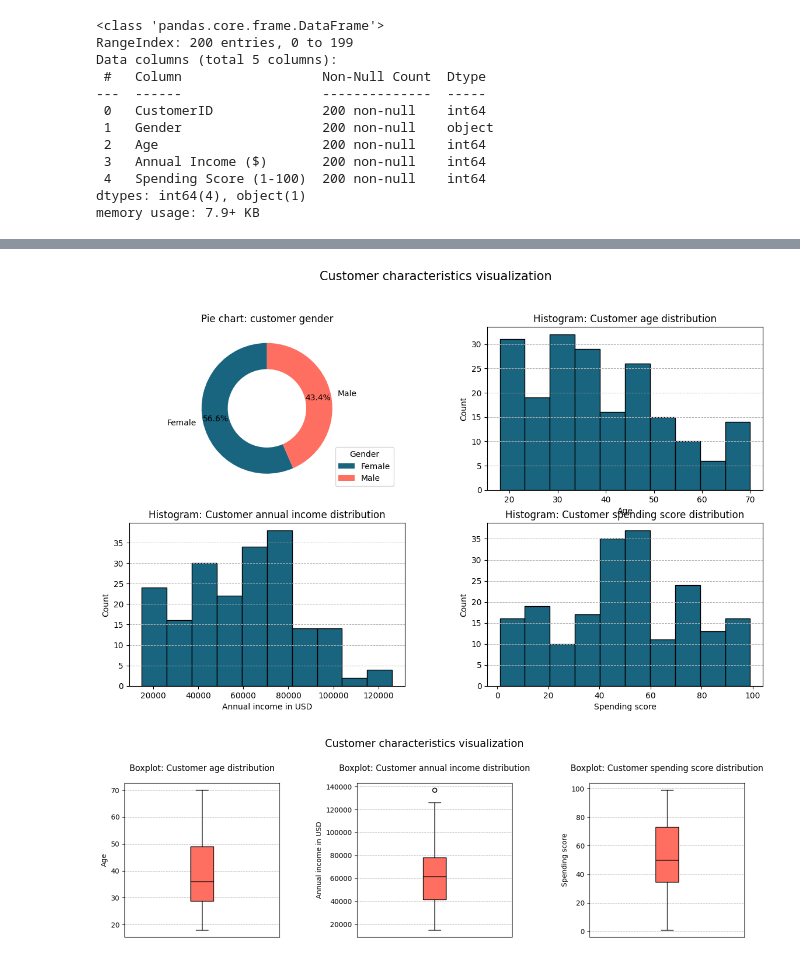
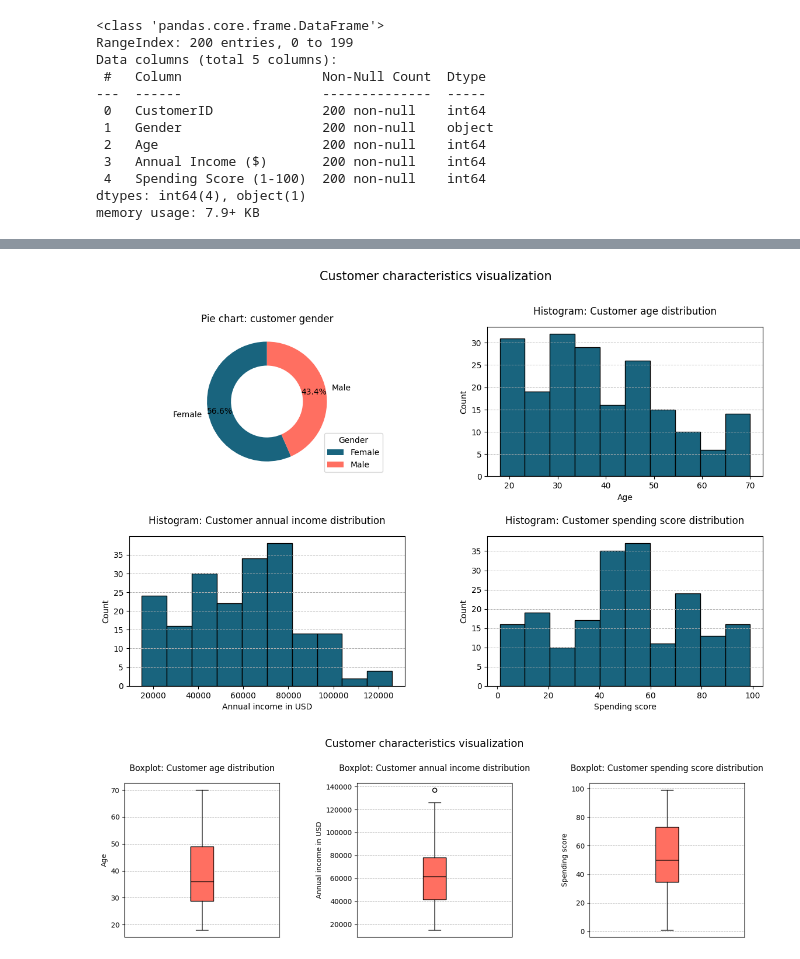
Before and after one commit to dalimvc/Clustering-and-Classification-Models, a Jupyter notebook: DS24-Clustering-b21dalmi.ipynb, the cells around one changed output, grey strips where cells are left out. Cells and saved outputs as stored; diff of their text form; code cells hidden in the pictures.

```diff
--- a/DS24-Clustering-b21dalmi.ipynb
+++ b/DS24-Clustering-b21dalmi.ipynb
@@ -86,38 +86,38 @@ from matplotlib import pyplot as plt
 
 fig, axs = plt.subplots(2, 2, figsize=(14, 8))
 axs = axs.flatten()
 
 gender_counts = df['Gender'].value_counts()
 labels = gender_counts.index
 
 axs[0].pie(df['Gender'].value_counts(), colors=colors, labels= labels ,autopct='%1.1f%%', startangle=90,  wedgeprops=dict(width=0.4), pctdistance=0.8)
 axs[0].set_title("Pie chart: customer gender")
 axs[0].legend(title="Gender", loc='lower right', bbox_to_anchor=(1.3, 0))
 
 axs[1].hist(df['Age'], bins=10, color=colors[0], edgecolor='black')
-axs[1].set_title("Histogram: Customer age distribution")
+axs[1].set_title("Histogram: Customer age distribution", y=1.05)
 axs[1].set_xlabel("Age")
 axs[1].set_ylabel("Count")
 axs[1].grid(True, which='both', axis='y', linestyle='--', linewidth=0.7)
 
 
 axs[2].hist(df['Annual Income ($)'], bins=10, color=colors[0], edgecolor='black')
-axs[2].set_title("Histogram: Customer annual income distribution")
+axs[2].set_title("Histogram: Customer annual income distribution", y=1.05)
 axs[2].set_xlabel("Annual income in USD")
 axs[2].set_ylabel("Count")
 axs[2].grid(True, which='both', axis='y', linestyle='--', linewidth=0.7)
 
 axs[3].hist(df['Spending Score (1-100)'], bins=10, color=colors[0], edgecolor='black')
-axs[3].set_title("Histogram: Customer spending score distribution")
+axs[3].set_title("Histogram: Customer spending score distribution", y=1.05)
 axs[3].set_xlabel("Spending score")
 axs[3].set_ylabel("Count")
 axs[3].grid(True, which='both', axis='y', linestyle='--', linewidth=0.7)
 
 plt.suptitle("Customer characteristics visualization", fontsize=15, y=1.0)
-plt.subplots_adjust(hspace=0.2, wspace=0.3)
+plt.subplots_adjust(hspace=0.4, wspace=0.3)
 plt.show()
 # %% [output]
-[figure, old version]
+[figure, new version]
 # %%
 fig, axs = plt.subplots(1, 3, figsize=(16, 4))
 axs = axs.flatten()
```
